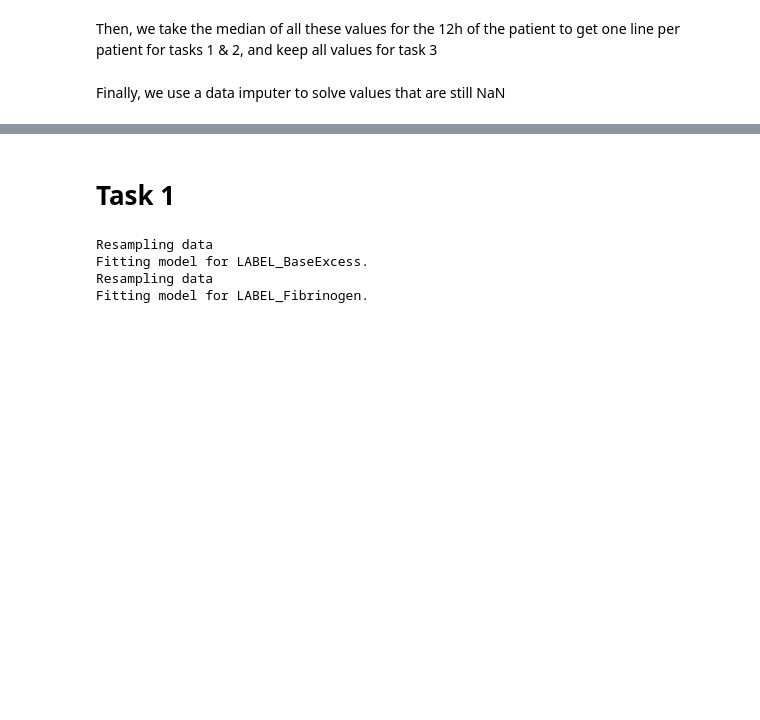
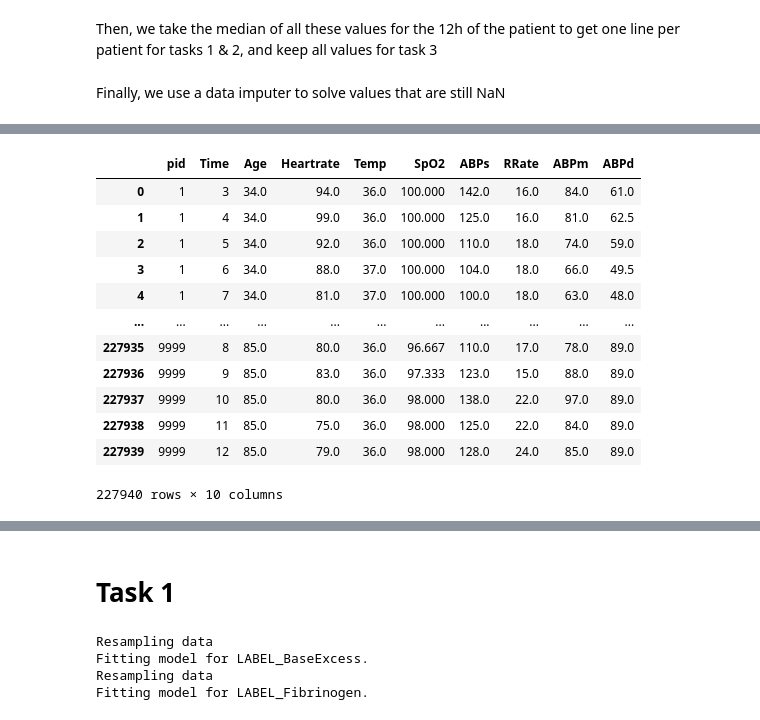
Before and after one commit to pjhartout/Introduction_to_Machine_Learning, a Jupyter notebook: projects/project_2/Data imputation .ipynb, the cells around one changed output, grey strips where cells are left out. Cells and saved outputs as stored; diff of their text form; code cells hidden in the pictures; blank space fills up the shorter version.

```diff
--- a/projects/project_2/Data imputation .ipynb
+++ b/projects/project_2/Data imputation .ipynb
@@ -231,3 +190,23 @@ df_train_3, df_test_3 = perform_imputation(df_train_3, df_test_3)
+# %%
+df_train_1_2 = pd.read_csv("df_train_1_2.csv")
+df_train_3 = pd.read_csv("df_train_3.csv")
+# %%
+df_train_1_2
+df_train_3
+# %% [output]
+|  | pid | Time | Age | Heartrate | Temp | SpO2 | ABPs | RRate | ABPm | ABPd |
+| 0 | 1 | 3 | 34.0 | 94.0 | 36.0 | 100.000 | 142.0 | 16.0 | 84.0 | 61.0 |
+| 1 | 1 | 4 | 34.0 | 99.0 | 36.0 | 100.000 | 125.0 | 16.0 | 81.0 | 62.5 |
+| 2 | 1 | 5 | 34.0 | 92.0 | 36.0 | 100.000 | 110.0 | 18.0 | 74.0 | 59.0 |
+| 3 | 1 | 6 | 34.0 | 88.0 | 37.0 | 100.000 | 104.0 | 18.0 | 66.0 | 49.5 |
+| 4 | 1 | 7 | 34.0 | 81.0 | 37.0 | 100.000 | 100.0 | 18.0 | 63.0 | 48.0 |
+| ... | ... | ... | ... | ... | ... | ... | ... | ... | ... | ... |
+| 227935 | 9999 | 8 | 85.0 | 80.0 | 36.0 | 96.667 | 110.0 | 17.0 | 78.0 | 89.0 |
+| 227936 | 9999 | 9 | 85.0 | 83.0 | 36.0 | 97.333 | 123.0 | 15.0 | 88.0 | 89.0 |
+| 227937 | 9999 | 10 | 85.0 | 80.0 | 36.0 | 98.000 | 138.0 | 22.0 | 97.0 | 89.0 |
+| 227938 | 9999 | 11 | 85.0 | 75.0 | 36.0 | 98.000 | 125.0 | 22.0 | 84.0 | 89.0 |
+| 227939 | 9999 | 12 | 85.0 | 79.0 | 36.0 | 98.000 | 128.0 | 24.0 | 85.0 | 89.0 |
+227940 rows × 10 columns
 # %%
 def data_formatting(df_train, df_test, df_label):
     # Data formatting
```
Also changed, not shown: parts of 13 cells of this notebook, 4 other files.
